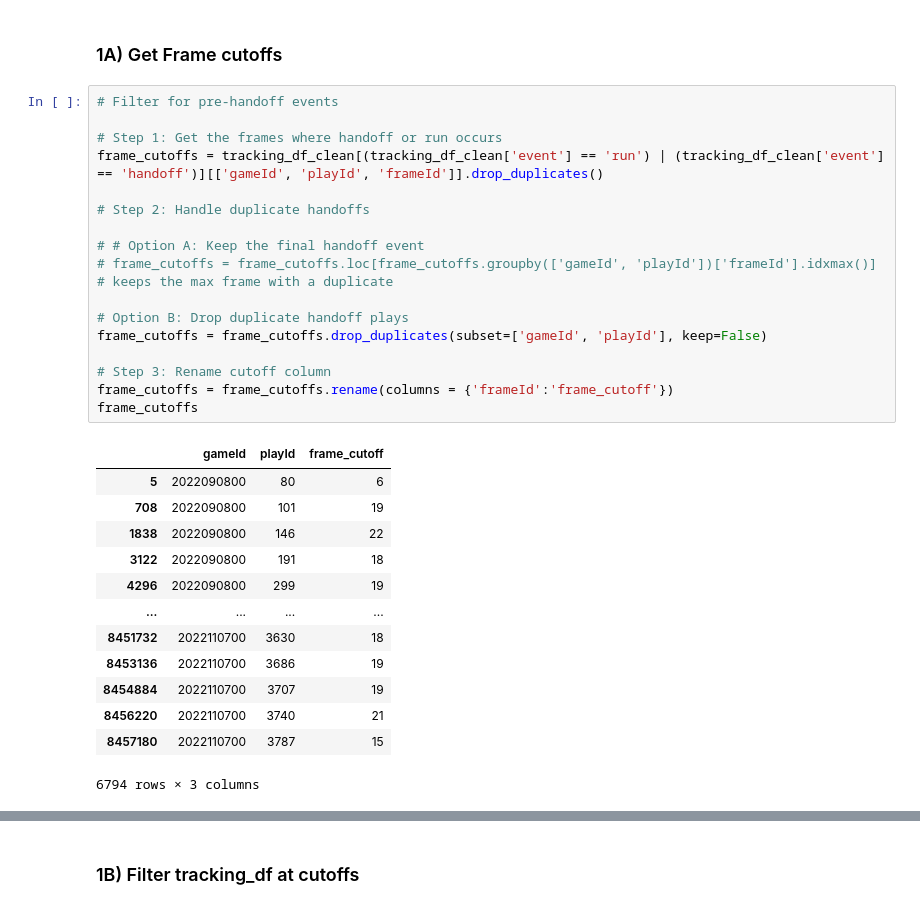
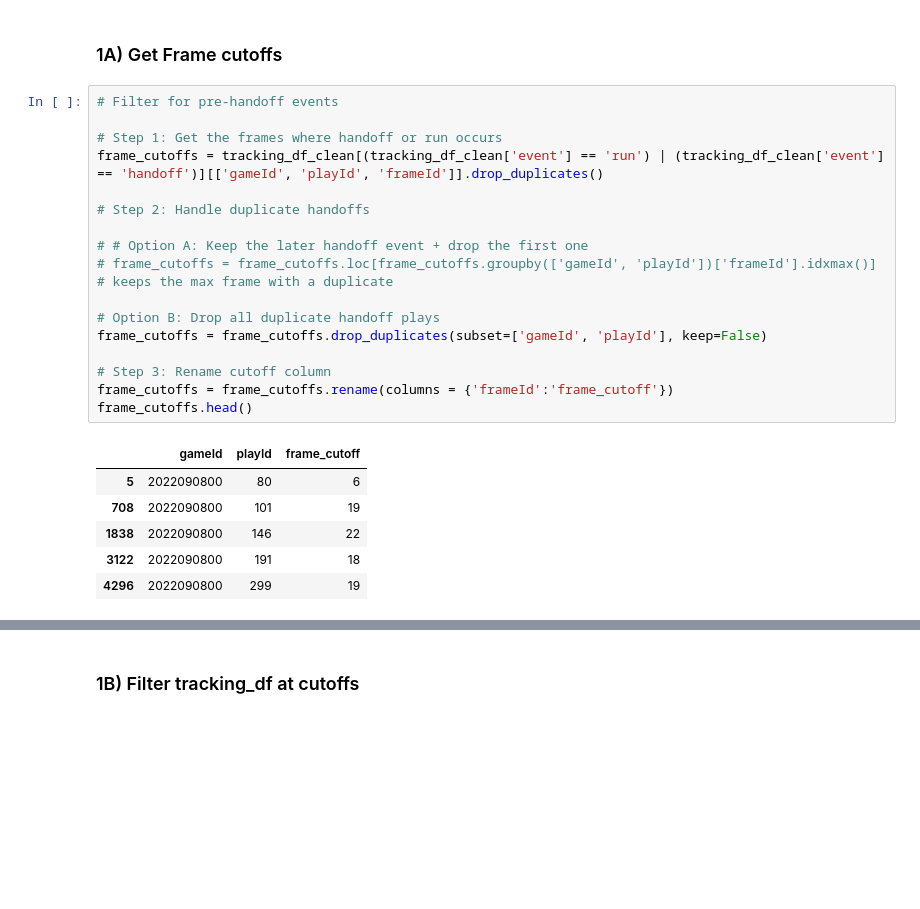
Before and after one commit to Andrew-Koulogeorge/NFL-Big-Data-Bowl, a Jupyter notebook: preprocessing/deep_learning_preprocessing_v3.ipynb, the cells around one changed output, grey strips where cells are left out. Drawn from its saved outputs; the diff is of its cells as text; blank space fills up the shorter version.

Commit message:
tensors v2 single frame. bang.

```diff
--- a/preprocessing/deep_learning_preprocessing_v3.ipynb
+++ b/preprocessing/deep_learning_preprocessing_v3.ipynb
@@ -57,31 +59,24 @@ New df shape:(8458178, 346)
 # %%
 # Filter for pre-handoff events
 
 # Step 1: Get the frames where handoff or run occurs
 frame_cutoffs = tracking_df_clean[(tracking_df_clean['event'] == 'run') | (tracking_df_clean['event'] == 'handoff')][['gameId', 'playId', 'frameId']].drop_duplicates()
 
 # Step 2: Handle duplicate handoffs
 
-# # Option A: Keep the final handoff event
+# # Option A: Keep the later handoff event + drop the first one
 # frame_cutoffs = frame_cutoffs.loc[frame_cutoffs.groupby(['gameId', 'playId'])['frameId'].idxmax()]  # keeps the max frame with a duplicate
 
-# Option B: Drop duplicate handoff plays
+# Option B: Drop all duplicate handoff plays
 frame_cutoffs = frame_cutoffs.drop_duplicates(subset=['gameId', 'playId'], keep=False)
 
 # Step 3: Rename cutoff column
 frame_cutoffs = frame_cutoffs.rename(columns = {'frameId':'frame_cutoff'})
-frame_cutoffs
+frame_cutoffs.head()
 # %% [output]
 |  | gameId | playId | frame_cutoff |
 | 5 | 2022090800 | 80 | 6 |
 | 708 | 2022090800 | 101 | 19 |
 | 1838 | 2022090800 | 146 | 22 |
 | 3122 | 2022090800 | 191 | 18 |
 | 4296 | 2022090800 | 299 | 19 |
-| ... | ... | ... | ... |
-| 8451732 | 2022110700 | 3630 | 18 |
-| 8453136 | 2022110700 | 3686 | 19 |
-| 8454884 | 2022110700 | 3707 | 19 |
-| 8456220 | 2022110700 | 3740 | 21 |
-| 8457180 | 2022110700 | 3787 | 15 |
-6794 rows × 3 columns
```
Also changed, not shown: parts of 21 cells of this notebook, 2 other files.
